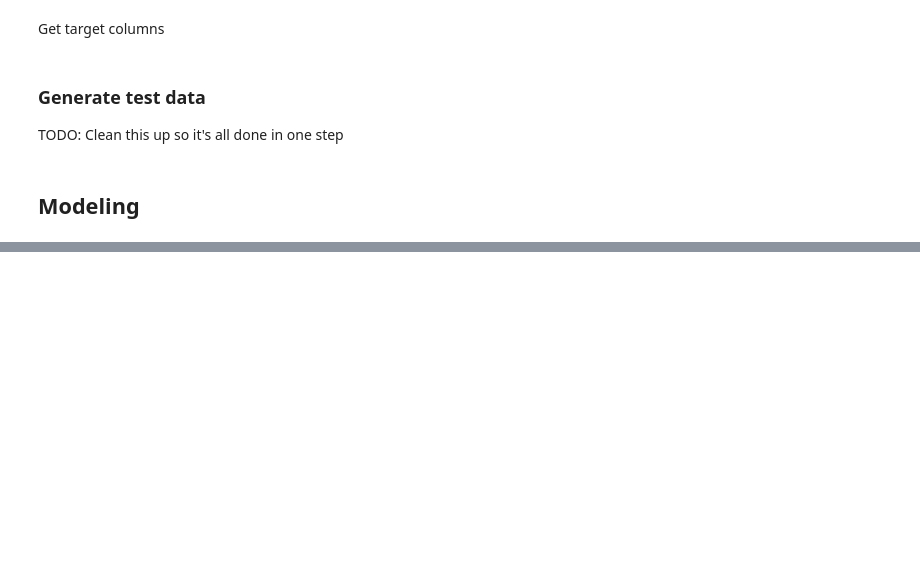
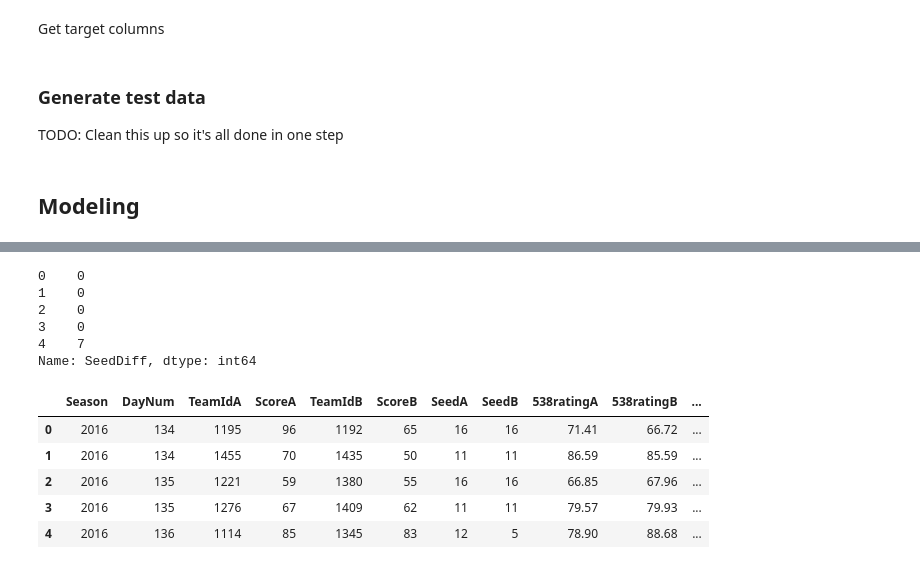
Before and after one commit to raunakdoesdev/march-madness, a Jupyter notebook: src/march_madness/data/exploratory-analysis.ipynb, the cells around one changed output, grey strips where cells are left out. Drawn from its saved outputs; the diff is of its cells as text; code cells hidden in the pictures; blank space fills up the shorter version.

```diff
--- a/src/march_madness/data/exploratory-analysis.ipynb
+++ b/src/march_madness/data/exploratory-analysis.ipynb
@@ -495,0 +478,18 @@ Validating on season 2018
+# %%
+print(df['SeedDiff'].head())
+# %% [output]
+0    0
+1    0
+2    0
+3    0
+4    7
+Name: SeedDiff, dtype: int64
+# %%
+df.head()
+# %% [output]
+|  | Season | DayNum | TeamIdA | ScoreA | TeamIdB | ScoreB | SeedA | SeedB | 538ratingA | 538ratingB | ... |
+| 0 | 2016 | 134 | 1195 | 96 | 1192 | 65 | 16 | 16 | 71.41 | 66.72 | ... |
+| 1 | 2016 | 134 | 1455 | 70 | 1435 | 50 | 11 | 11 | 86.59 | 85.59 | ... |
+| 2 | 2016 | 135 | 1221 | 59 | 1380 | 55 | 16 | 16 | 66.85 | 67.96 | ... |
+| 3 | 2016 | 135 | 1276 | 67 | 1409 | 62 | 11 | 11 | 79.57 | 79.93 | ... |
+| 4 | 2016 | 136 | 1114 | 85 | 1345 | 83 | 12 | 5 | 78.90 | 88.68 | ... |
```
Also changed, not shown: parts of 6 cells of this notebook, 2 other files.
